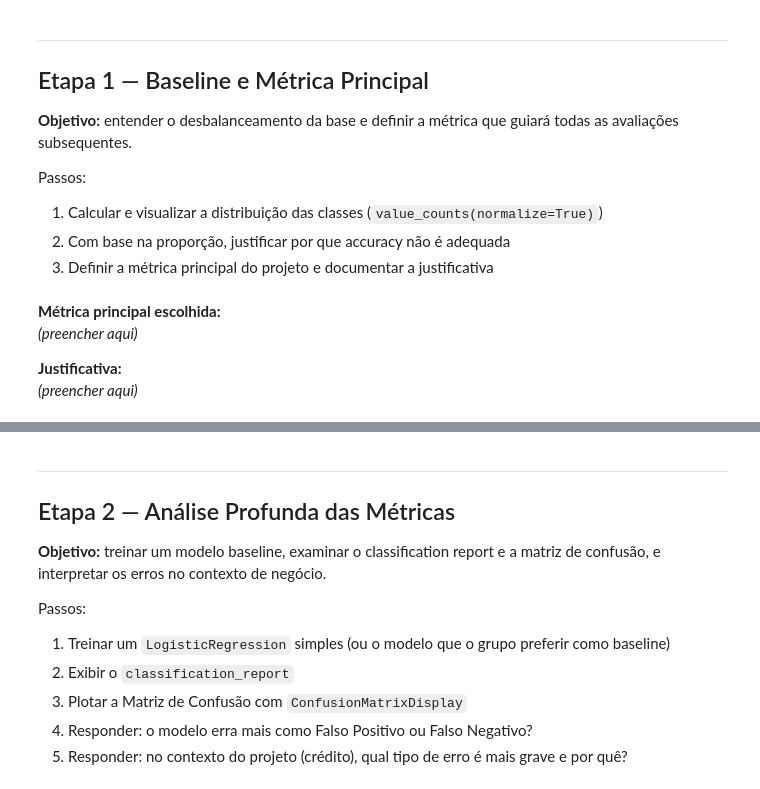
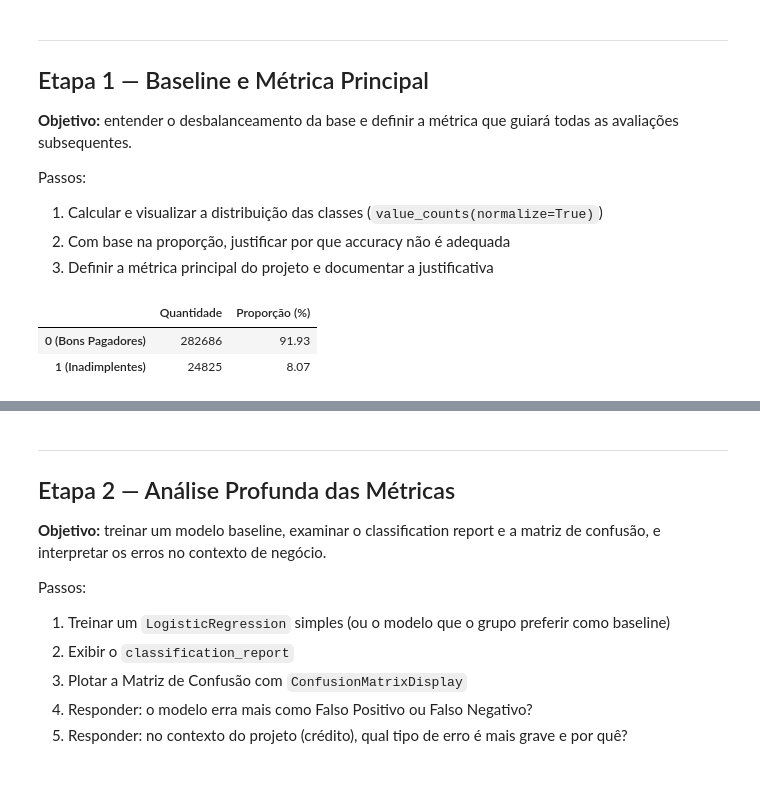
Before and after one commit to becastellani/home-credit-risk, a Jupyter notebook: notebooks/trilha_classificacao.ipynb, the cells around one changed output, grey strips where cells are left out. Cells and saved outputs as stored; diff of their text form; code cells hidden in the pictures.

```diff
--- a/notebooks/trilha_classificacao.ipynb
+++ b/notebooks/trilha_classificacao.ipynb
@@ -76,6 +74,17 @@ Passos:
-# %% [markdown]
-**Métrica principal escolhida:**
-*(preencher aqui)*
-
-**Justificativa:**
-*(preencher aqui)*
+# %%
+# 1. Distribuição das classes
+# Consolida os resultados em um DataFrame para facilitar a leitura visual
+dist_absoluta = df['TARGET'].value_counts()
+dist_percentual = df['TARGET'].value_counts(normalize=True) * 100
+
+distribuicao_df = pd.DataFrame({
+    'Quantidade': dist_absoluta,
+    'Proporção (%)': dist_percentual.round(2)
+})
+
+distribuicao_df.index = ['0 (Bons Pagadores)', '1 (Inadimplentes)']
+display(distribuicao_df)
+# %% [output]
+|  | Quantidade | Proporção (%) |
+| 0 (Bons Pagadores) | 282686 | 91.93 |
+| 1 (Inadimplentes) | 24825 | 8.07 |
```
Also changed, not shown: parts of 5 cells of this notebook.
